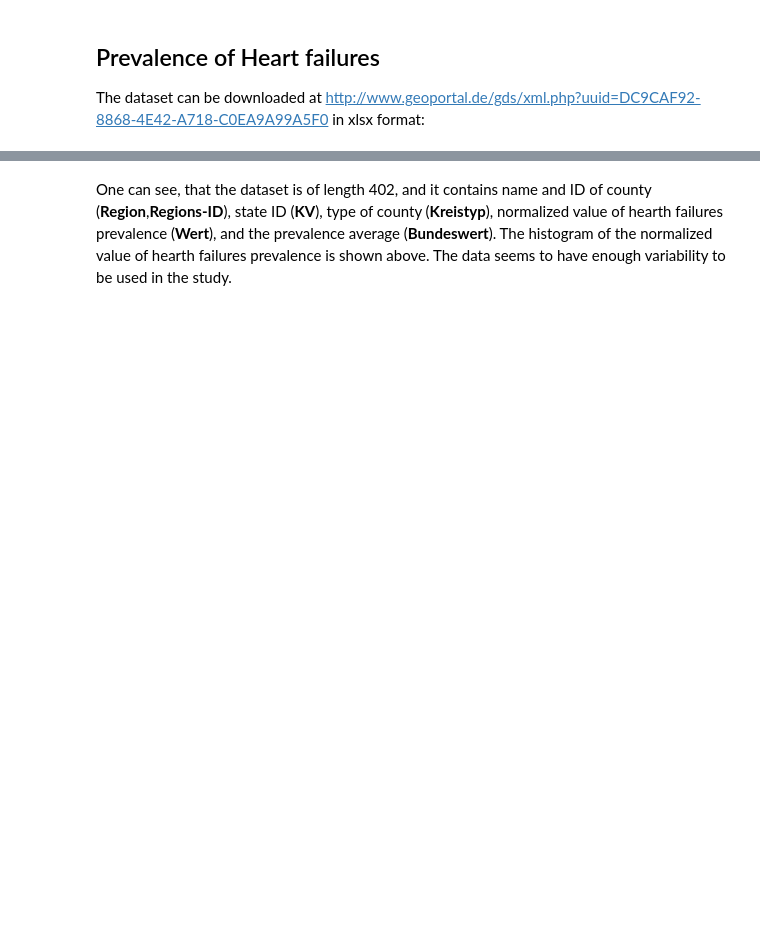
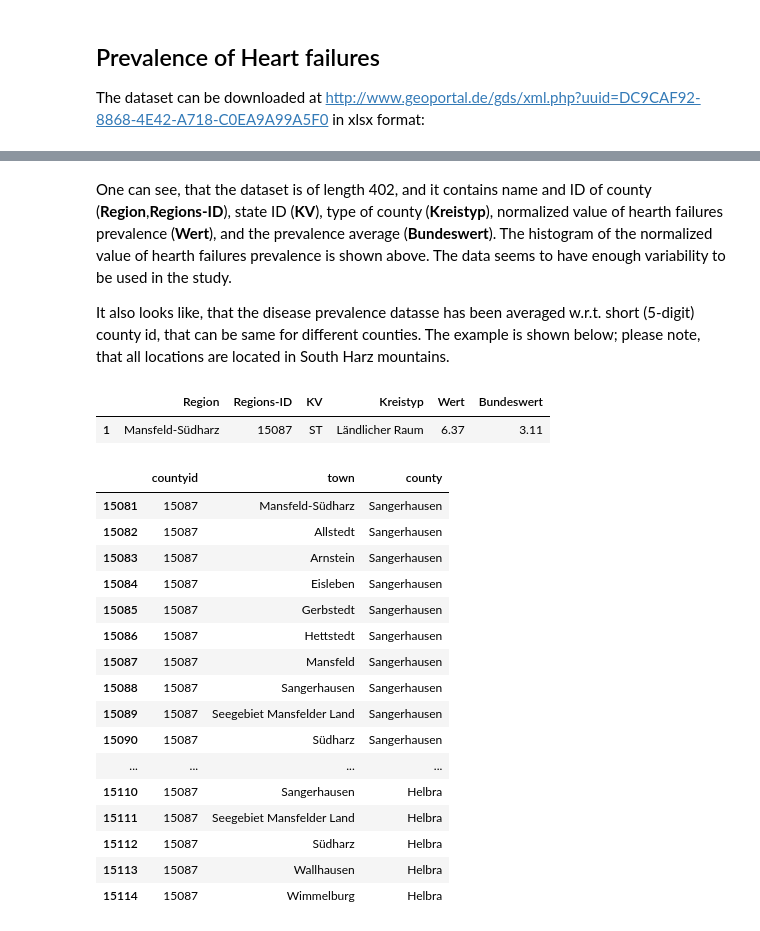
Before and after one commit to EvgenyGorelov/IBM_Coursera_Capstone, a Jupyter notebook: Capstone.data_exp.pandas.1.0.ipynb, the cells around one changed output, grey strips where cells are left out. Cells and saved outputs as stored; diff of their text form; code cells hidden in the pictures; blank space fills up the shorter version.

Commit message:
Sensors Towns and Counties added

```diff
--- a/Capstone.data_exp.pandas.1.0.ipynb
+++ b/Capstone.data_exp.pandas.1.0.ipynb
@@ -485,0 +540,9 @@ plt.show()
+# %%
+columns = [(10, 15), (22, 71), (72, 121)]
+dfCT = pd.read_fwf("Capstone.rawData/GV100AD3107/GV100AD_310719.ASC",
+                     colspecs=columns, names=['countyid','town','county'],
+                     encoding="iso8859_1")
+dfCT=dfCT.fillna(method='ffill')
+
+dfCT['town'] = dfCT['town'].str.split(",").str[0]
+dfCT.tail(5)
@@ -512,3 +580,30 @@ array([[<matplotlib.axes._subplots.AxesSubplot object at 0x...>]],
 [figure]
 # %% [markdown]
 One can see, that the dataset is of length 402, and it contains name and ID of county (**Region**,**Regions-ID**), state ID (**KV**), type of county (**Kreistyp**), normalized value of hearth failures prevalence (**Wert**), and the prevalence average (**Bundeswert**). The histogram of the normalized value of hearth failures prevalence is shown above. The data seems to have enough variability to be used in the study.
+
+It also looks like, that the disease prevalence datasse has been averaged w.r.t. short (5-digit) county id, that can be same for different counties. The example is shown below; please note, that all locations are located in South Harz mountains.
+# %%
+dfHeart.loc[dfHeart['Regions-ID']==15087]
+# %% [output]
+|  | Region | Regions-ID | KV | Kreistyp | Wert | Bundeswert |
+| 1 | Mansfeld-Südharz | 15087 | ST | Ländlicher Raum | 6.37 | 3.11 |
+# %%
+dfCT.loc[dfCT['countyid']==15087]
+# %% [output]
+|  | countyid | town | county |
+| 15081 | 15087 | Mansfeld-Südharz | Sangerhausen |
+| 15082 | 15087 | Allstedt | Sangerhausen |
+| 15083 | 15087 | Arnstein | Sangerhausen |
+| 15084 | 15087 | Eisleben | Sangerhausen |
+| 15085 | 15087 | Gerbstedt | Sangerhausen |
+| 15086 | 15087 | Hettstedt | Sangerhausen |
+| 15087 | 15087 | Mansfeld | Sangerhausen |
+| 15088 | 15087 | Sangerhausen | Sangerhausen |
+| 15089 | 15087 | Seegebiet Mansfelder Land | Sangerhausen |
+| 15090 | 15087 | Südharz | Sangerhausen |
+| ... | ... | ... | ... |
+| 15110 | 15087 | Sangerhausen | Helbra |
+| 15111 | 15087 | Seegebiet Mansfelder Land | Helbra |
+| 15112 | 15087 | Südharz | Helbra |
+| 15113 | 15087 | Wallhausen | Helbra |
+| 15114 | 15087 | Wimmelburg | Helbra |
```
Also changed, not shown: parts of 10 cells of this notebook, 1 other file.
